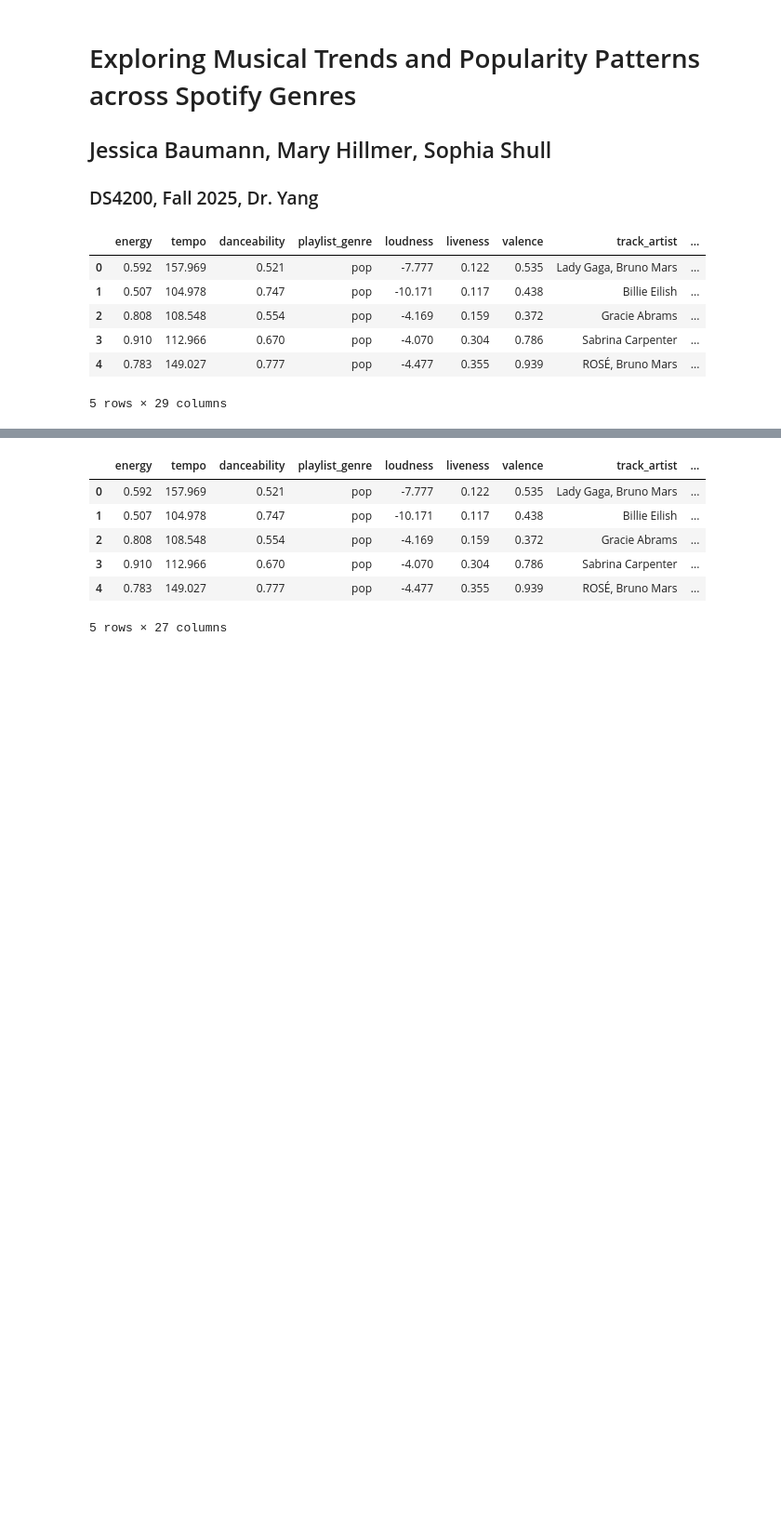
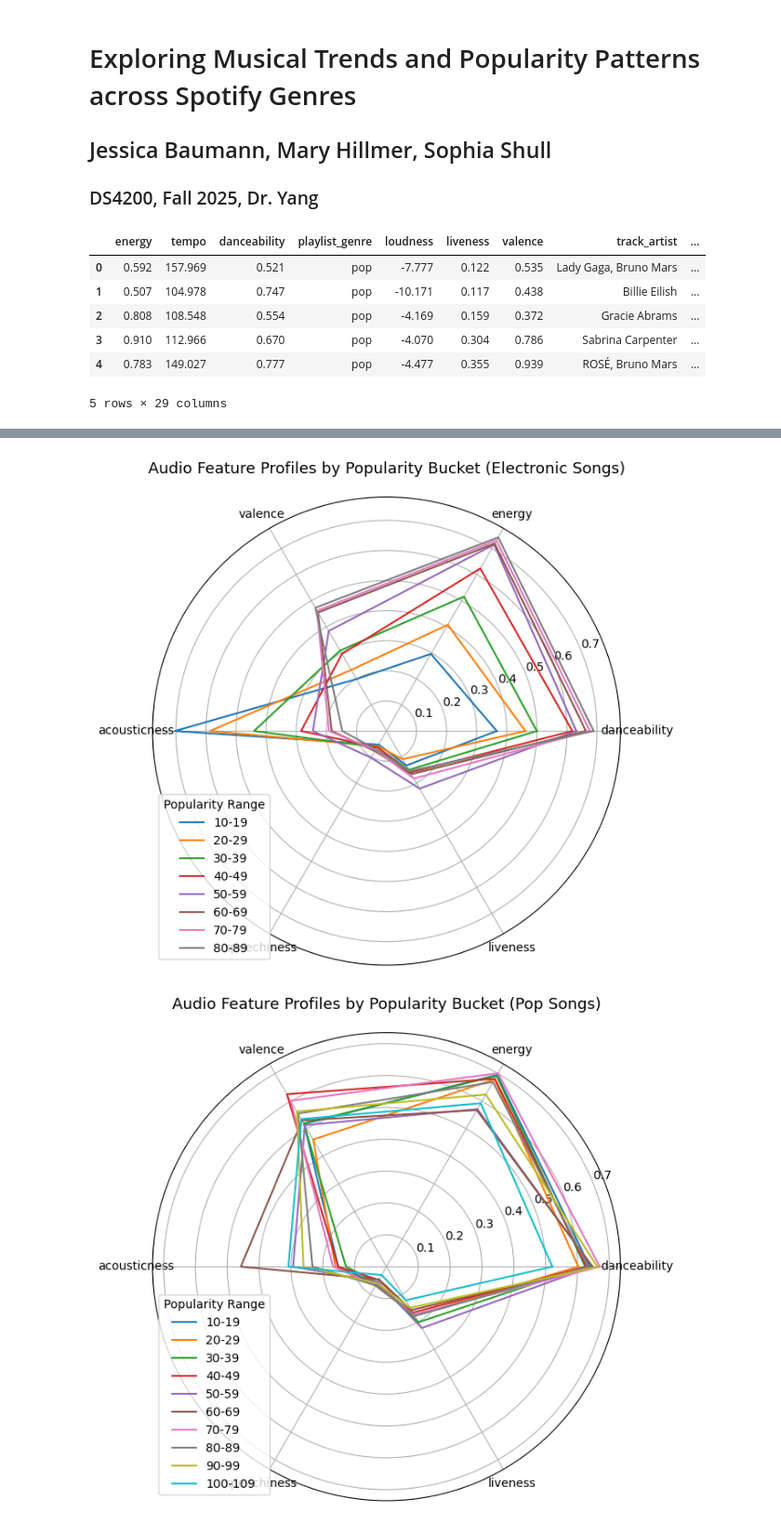
Before and after one commit to Sophia10101/DS4200_Project, a Jupyter notebook: DS4200 Final Project.ipynb, the cells around one changed output, grey strips where cells are left out. Shown at 93% size. Saved outputs shown, nothing was run; the diff lists cells and outputs as text; code cells hidden in the pictures; blank space fills up the shorter version.

Commit message:
radar plot :D

```diff
--- a/DS4200 Final Project.ipynb
+++ b/DS4200 Final Project.ipynb
@@ -37,4 +24,15 @@ low_pop_df = low_pop_df.reindex(columns=high_pop_df.columns)
 # %%
+# align the columns
+high_pop_df.columns = high_pop_df.columns.str.strip()
+low_pop_df = low_pop_df.reindex(columns=high_pop_df.columns)
+
 # create a binary column to indicate popularity (1 for high popularity, 0 for low popularity)
 high_pop_df['popularity_label'] = 1
 low_pop_df['popularity_label'] = 0
+
+# concat the two dfs into one combined df with all of the data
+combined_df = pd.concat([high_pop_df, low_pop_df], ignore_index=True)
+
+# drop irrelevant columns (id columns)
+combined_df = combined_df.drop(['track_album_id', 'id', 'playlist_id', 'type'], axis=1)
+combined_df.head()
@@ -53,12 +47,52 @@ combined_df.head()
-# %%
-# drop irrelevant columns (id columns)
-combined_df = combined_df.drop(['track_album_id', 'id', 'playlist_id'], axis=1)
-combined_df.head()
-# %% [output]
-|  | energy | tempo | danceability | playlist_genre | loudness | liveness | valence | track_artist | ... |
-| 0 | 0.592 | 157.969 | 0.521 | pop | -7.777 | 0.122 | 0.535 | Lady Gaga, Bruno Mars | ... |
-| 1 | 0.507 | 104.978 | 0.747 | pop | -10.171 | 0.117 | 0.438 | Billie Eilish | ... |
-| 2 | 0.808 | 108.548 | 0.554 | pop | -4.169 | 0.159 | 0.372 | Gracie Abrams | ... |
-| 3 | 0.910 | 112.966 | 0.670 | pop | -4.070 | 0.304 | 0.786 | Sabrina Carpenter | ... |
-| 4 | 0.783 | 149.027 | 0.777 | pop | -4.477 | 0.355 | 0.939 | ROSÉ, Bruno Mars | ... |
-5 rows × 27 columns
+# %%
+# create popularity buckets (0–9, 10–19, ... for easier visualization)
+# each bucket represents a range of 10 popularity points, math is just to floor to nearest 10
+combined_df["popularity_bucket"] = ((combined_df["track_popularity"] // 10) * 10).astype(int)
+
+# choose features to visualize
+features = ["danceability", "energy", "valence", "acousticness", "speechiness", "liveness"]
+
+# get top 3 genres present for now, can add more later or add field for user to select on dash
+top_genres = (
+    combined_df["playlist_genre"]
+    .value_counts()
+    .nlargest(3)
+    .index
+)
+
+# loop through each genre and plot radar chart for each
+for genre in top_genres:
+    genre_data = (
+        combined_df[combined_df["playlist_genre"] == genre]
+        .groupby("popularity_bucket")[features]
+        .mean()
+    )
+
+    # setup radar chart parameters
+    categories = list(genre_data.columns)
+    N = len(categories)
+    # compute angle for each axis, ranges from 0 -> 2pi
+    angles = np.linspace(0, 2 * np.pi, N, endpoint=False).tolist()
+    angles += angles[:1]
+
+    # using polar coords for radar chart
+    fig, ax = plt.subplots(figsize=(7,7), subplot_kw=dict(polar=True))
+
+    # plot each popularity bucket, color-coded (need to check color palettes for accessibility later)
+    for bucket in genre_data.index:
+        values = genre_data.loc[bucket].tolist()
+        values += values[:1]
+        ax.plot(angles, values, label=f"{bucket}-{bucket+9}", linewidth=1.5)
+
+    # labels and styling
+    ax.set_xticks(angles[:-1])
+    ax.set_xticklabels(categories)
+    # set title that updates based on genre chosen
+    ax.set_title(f"Audio Feature Profiles by Popularity Bucket ({genre.title()} Songs)", size=13, pad=20)
+    ax.legend(loc="lower left", title="Popularity Range")
+
+    plt.tight_layout()
+    plt.show()
+# %% [output]
+[figure, added]
+[figure, added]
```
Also changed, not shown: parts of 8 cells of this notebook, 2 other files.
